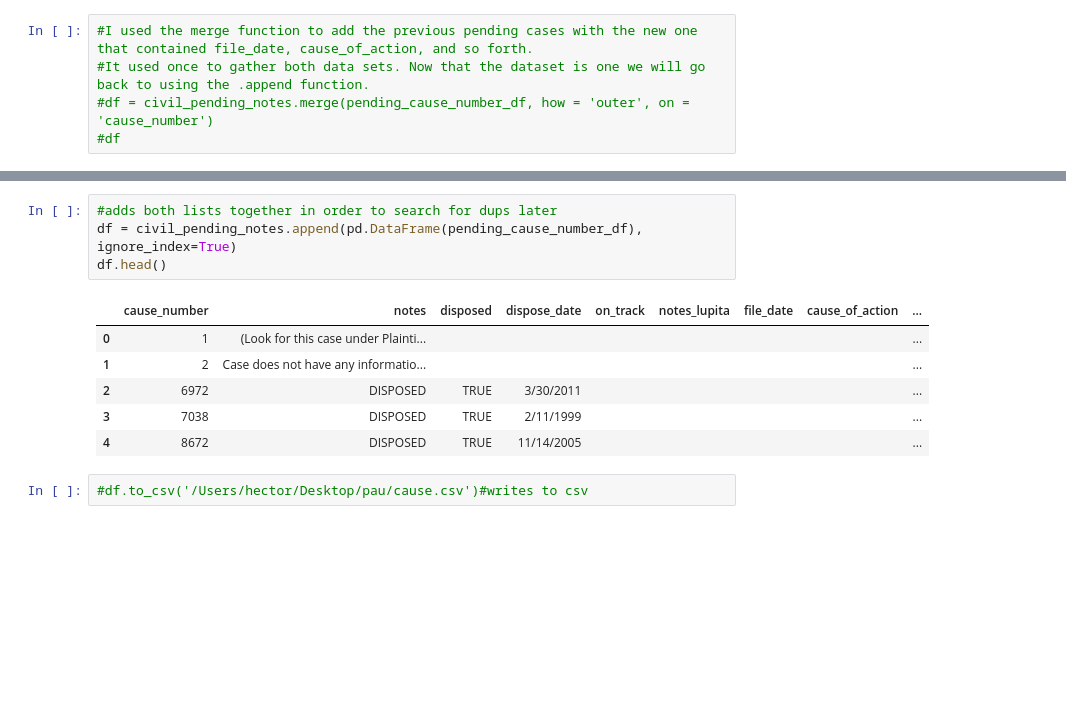
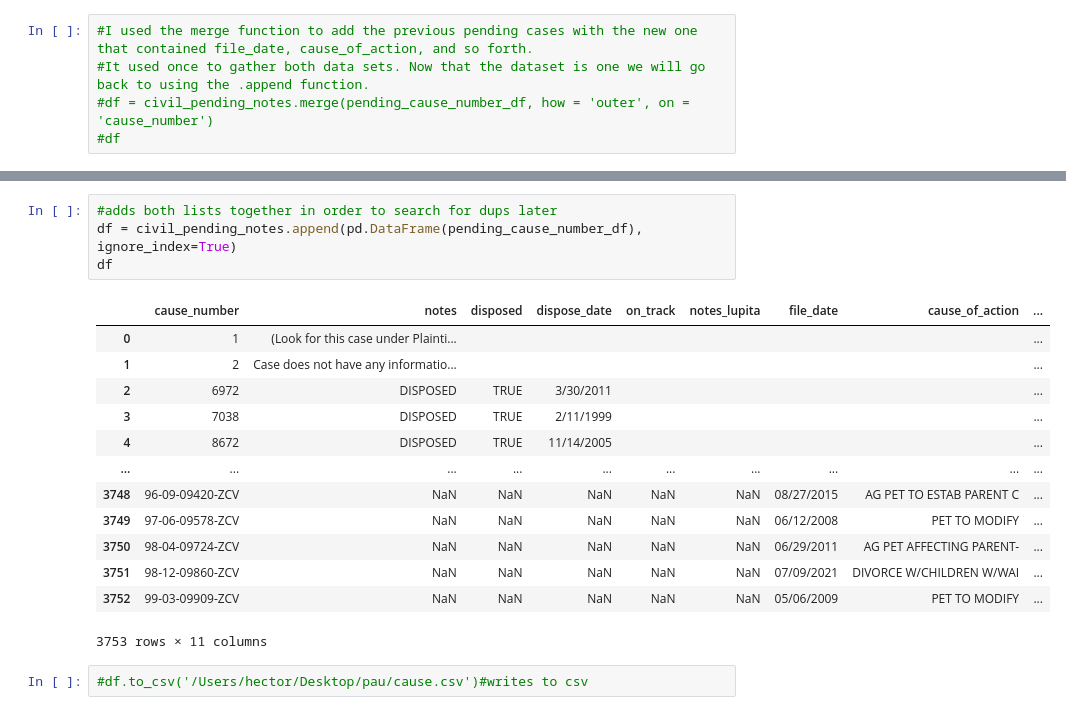
Before and after one commit to District-Court-293rd/293rd_pending_cases, a Jupyter notebook: cause_number.ipynb, the cells around one changed output, grey strips where cells are left out. Cells and saved outputs as stored; diff of their text form; blank space fills up the shorter version.

```diff
--- a/cause_number.ipynb
+++ b/cause_number.ipynb
@@ -97,14 +104,21 @@ civil_pending_notes.shape
 # %%
 #adds both lists together in order to search for dups later
 df = civil_pending_notes.append(pd.DataFrame(pending_cause_number_df), ignore_index=True)
-df.head()
+df
 # %% [output]
 |  | cause_number | notes | disposed | dispose_date | on_track | notes_lupita | file_date | cause_of_action | ... |
 | 0 | 1 | (Look for this case under Plainti... |  |  |  |  |  |  | ... |
 | 1 | 2 | Case does not have any informatio... |  |  |  |  |  |  | ... |
 | 2 | 6972 | DISPOSED | TRUE | 3/30/2011 |  |  |  |  | ... |
 | 3 | 7038 | DISPOSED | TRUE | 2/11/1999 |  |  |  |  | ... |
 | 4 | 8672 | DISPOSED | TRUE | 11/14/2005 |  |  |  |  | ... |
+| ... | ... | ... | ... | ... | ... | ... | ... | ... | ... |
+| 3748 | 96-09-09420-ZCV | NaN | NaN | NaN | NaN | NaN | 08/27/2015 | AG PET TO ESTAB PARENT C | ... |
+| 3749 | 97-06-09578-ZCV | NaN | NaN | NaN | NaN | NaN | 06/12/2008 | PET TO MODIFY | ... |
+| 3750 | 98-04-09724-ZCV | NaN | NaN | NaN | NaN | NaN | 06/29/2011 | AG PET AFFECTING PARENT- | ... |
+| 3751 | 98-12-09860-ZCV | NaN | NaN | NaN | NaN | NaN | 07/09/2021 | DIVORCE W/CHILDREN W/WAI | ... |
+| 3752 | 99-03-09909-ZCV | NaN | NaN | NaN | NaN | NaN | 05/06/2009 | PET TO MODIFY | ... |
+3753 rows × 11 columns
 # %%
 #df.to_csv('/Users/hector/Desktop/pau/cause.csv')#writes to csv
 # %%
```
Also changed, not shown: parts of 9 cells of this notebook, 1 other file.
